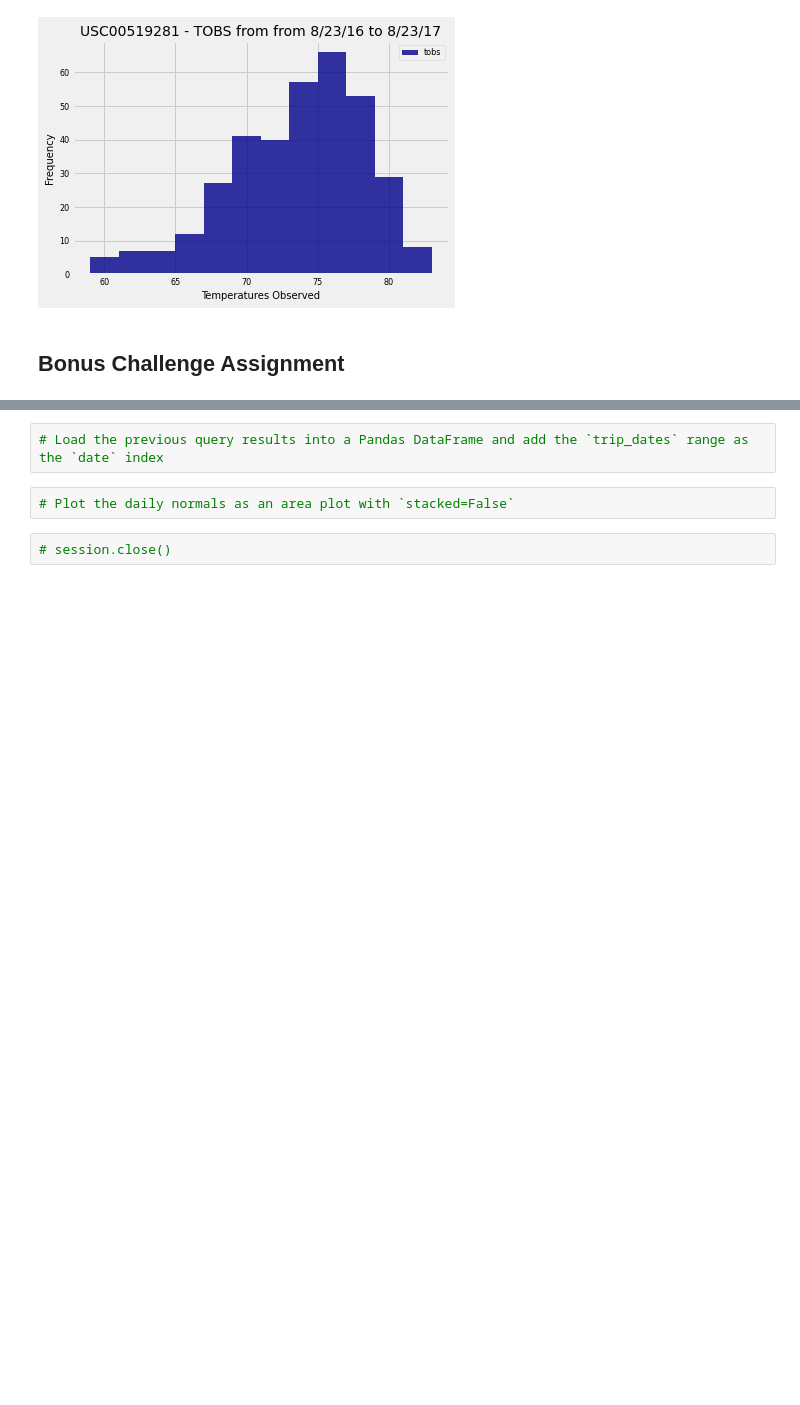
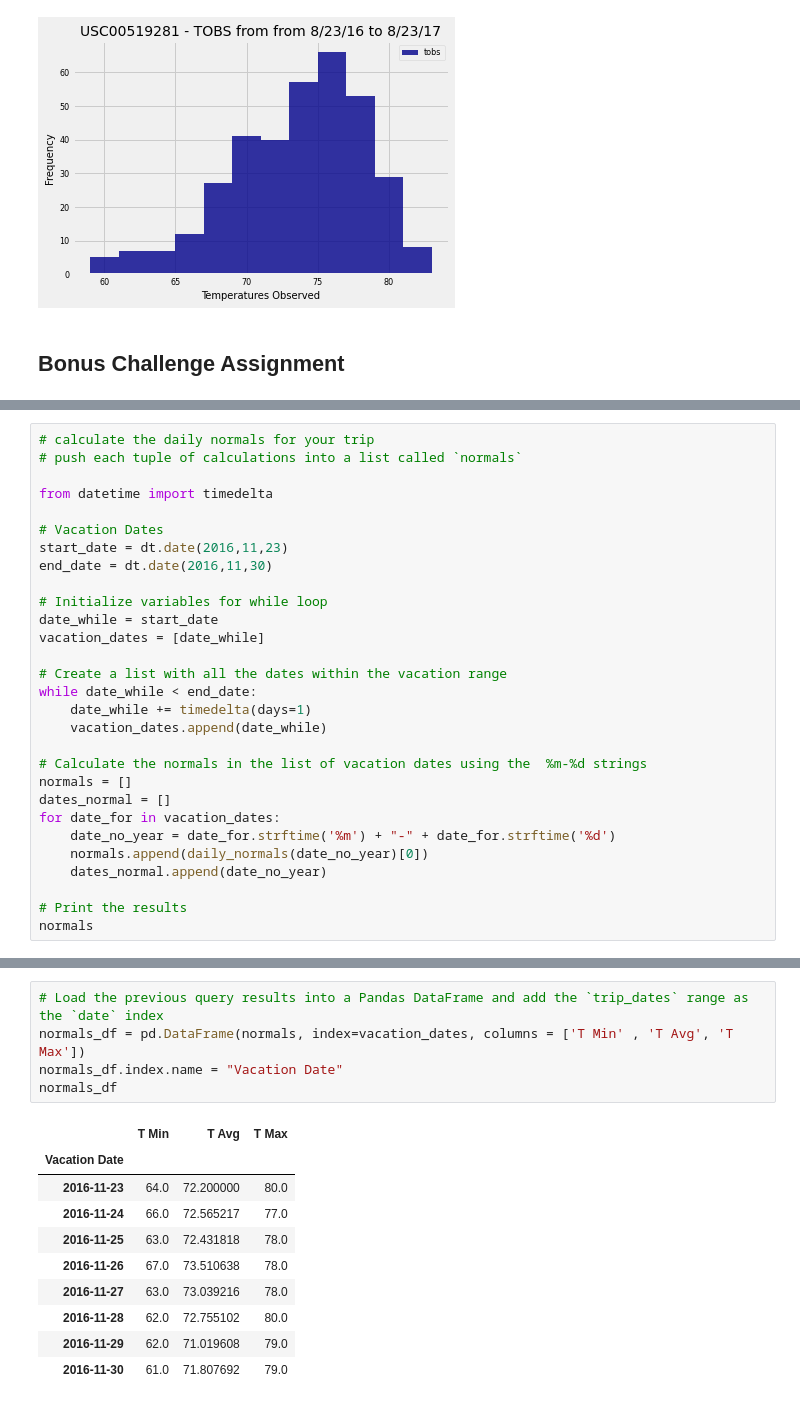
Before and after one commit to andresocorro/sqlalchemy-challenge, a Jupyter notebook: climate_starter.ipynb, the cells around one changed output, grey strips where cells are left out. Cells and saved outputs as stored; diff of their text form; blank space fills up the shorter version.

```diff
--- a/climate_starter.ipynb
+++ b/climate_starter.ipynb
@@ -227,0 +276,29 @@ daily_normals("01-01")
+# %%
+# calculate the daily normals for your trip
+# push each tuple of calculations into a list called `normals`
+
+from datetime import timedelta
+
+# Vacation Dates
+start_date = dt.date(2016,11,23)
+end_date = dt.date(2016,11,30)
+
+# Initialize variables for while loop
+date_while = start_date
+vacation_dates = [date_while]
+
+# Create a list with all the dates within the vacation range
+while date_while < end_date:
+    date_while += timedelta(days=1)
+    vacation_dates.append(date_while)
+
+# Calculate the normals in the list of vacation dates using the  %m-%d strings
+normals = []
+dates_normal = []
+for date_for in vacation_dates:
+    date_no_year = date_for.strftime('%m') + "-" + date_for.strftime('%d')
+    normals.append(daily_normals(date_no_year)[0])
+    dates_normal.append(date_no_year)
+
+# Print the results
+normals
@@ -228,6 +314,16 @@ daily_normals("01-01")
 # %%
 # Load the previous query results into a Pandas DataFrame and add the `trip_dates` range as the `date` index
+normals_df = pd.DataFrame(normals, index=vacation_dates, columns = ['T Min' , 'T Avg', 'T Max'])
+normals_df.index.name = "Vacation Date"
+normals_df
+# %% [output]
+|  | T Min | T Avg | T Max |
+| Vacation Date |  |  |  |
+| 2016-11-23 | 64.0 | 72.200000 | 80.0 |
+| 2016-11-24 | 66.0 | 72.565217 | 77.0 |
+| 2016-11-25 | 63.0 | 72.431818 | 78.0 |
+| 2016-11-26 | 67.0 | 73.510638 | 78.0 |
+| 2016-11-27 | 63.0 | 73.039216 | 78.0 |
+| 2016-11-28 | 62.0 | 72.755102 | 80.0 |
+| 2016-11-29 | 62.0 | 71.019608 | 79.0 |
+| 2016-11-30 | 61.0 | 71.807692 | 79.0 |
-# %%
-# Plot the daily normals as an area plot with `stacked=False`
-# %%
-# session.close()
```
Also changed, not shown: parts of 12 cells of this notebook, 5 other files.
